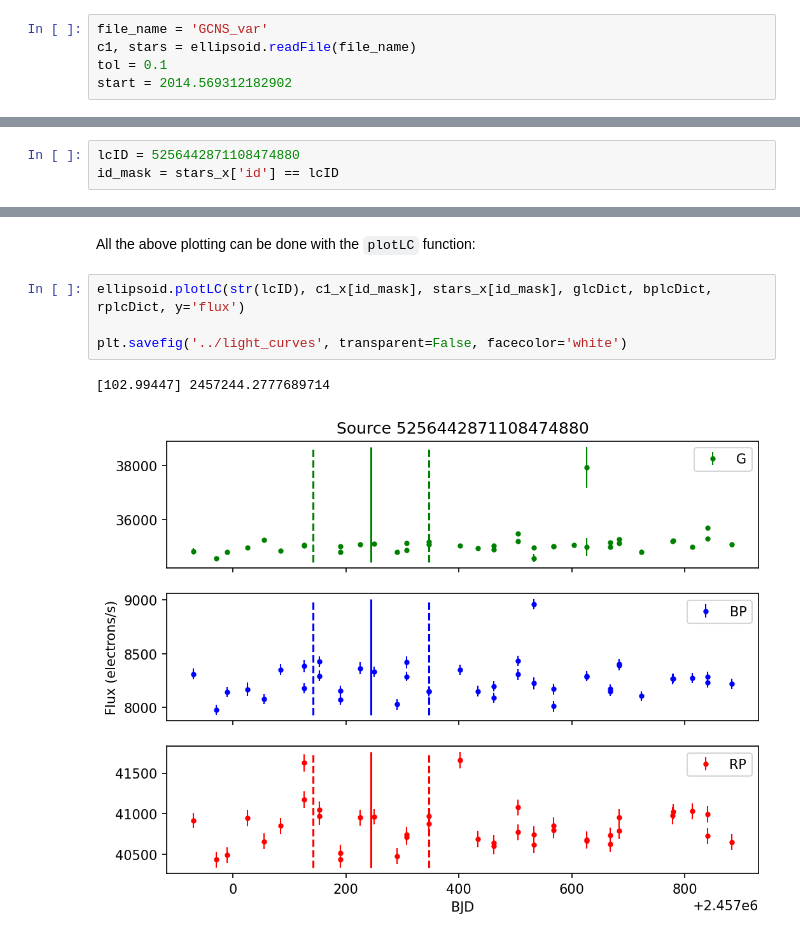
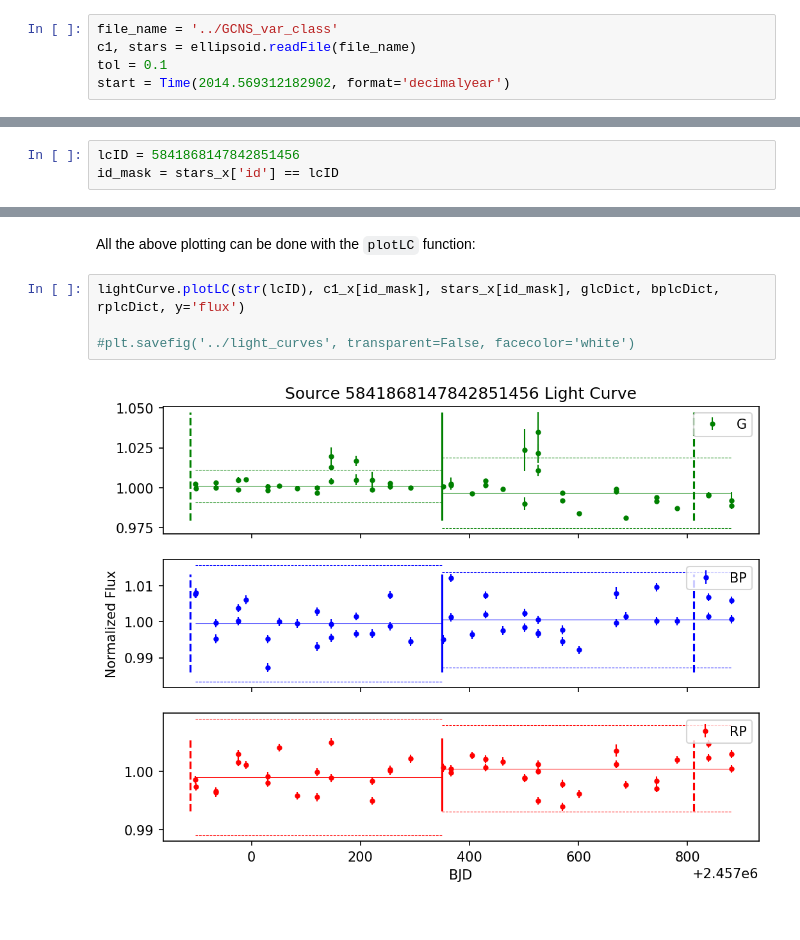
Before and after one commit to anilipour/Gaia-DR3-Time-Domain-SETI, a Jupyter notebook: Gaia_Light_Curve_Analysis/Ellipsoid_Lightcurves.ipynb, the cells around one changed output, grey strips where cells are left out. Drawn from its saved outputs; the diff is of its cells as text.

Commit message:
Reorganization
Added plots and figure saving to most notebooks, organized repository

````diff
--- a/Gaia_Light_Curve_Analysis/Ellipsoid_Lightcurves.ipynb
+++ b/Gaia_Light_Curve_Analysis/Ellipsoid_Lightcurves.ipynb
@@ -38,8 +39,8 @@
 
 The tolerance is in lightyears, and the default start time is the time of the first Gaia alert
 # %%
-file_name = 'GCNS_var'
+file_name = '../GCNS_var_class'
 c1, stars = ellipsoid.readFile(file_name)
 tol = 0.1
-start = 2014.569312182902
+start = Time(2014.569312182902, format='decimalyear')
 # %% [markdown]
@@ -198,7 +189,7 @@ Table length=24
 # %% [markdown]
 Pick a desired source ID
 # %%
-lcID = 5256442871108474880
+lcID = 5841868147842851456
 id_mask = stars_x['id'] == lcID
 # %% [markdown]
 Get the ellipsoid crossing time for the selected star, as well as the light curve information
@@ -224,9 +216,8 @@ plt.scatter(lcTimes.value, lcFlux)
 # %% [markdown]
 All the above plotting can be done with the ```plotLC``` function:
 # %%
-ellipsoid.plotLC(str(lcID), c1_x[id_mask], stars_x[id_mask], glcDict, bplcDict, rplcDict, y='flux')
+lightCurve.plotLC(str(lcID), c1_x[id_mask], stars_x[id_mask], glcDict, bplcDict, rplcDict, y='flux')
 
-plt.savefig('../light_curves', transparent=False, facecolor='white')
+#plt.savefig('../light_curves', transparent=False, facecolor='white')
 # %% [output]
-[102.99447] 2457244.2777689714
-[figure, old version]
+[figure, new version]
````
Also changed, not shown: parts of 16 cells of this notebook, 19 other files.
